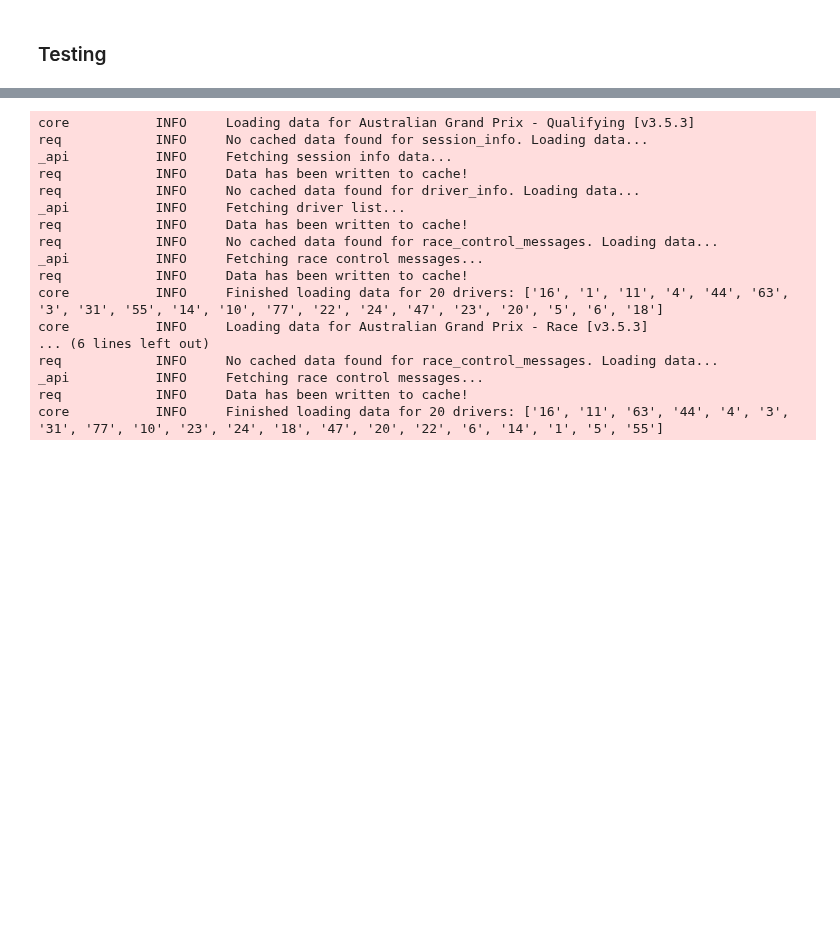
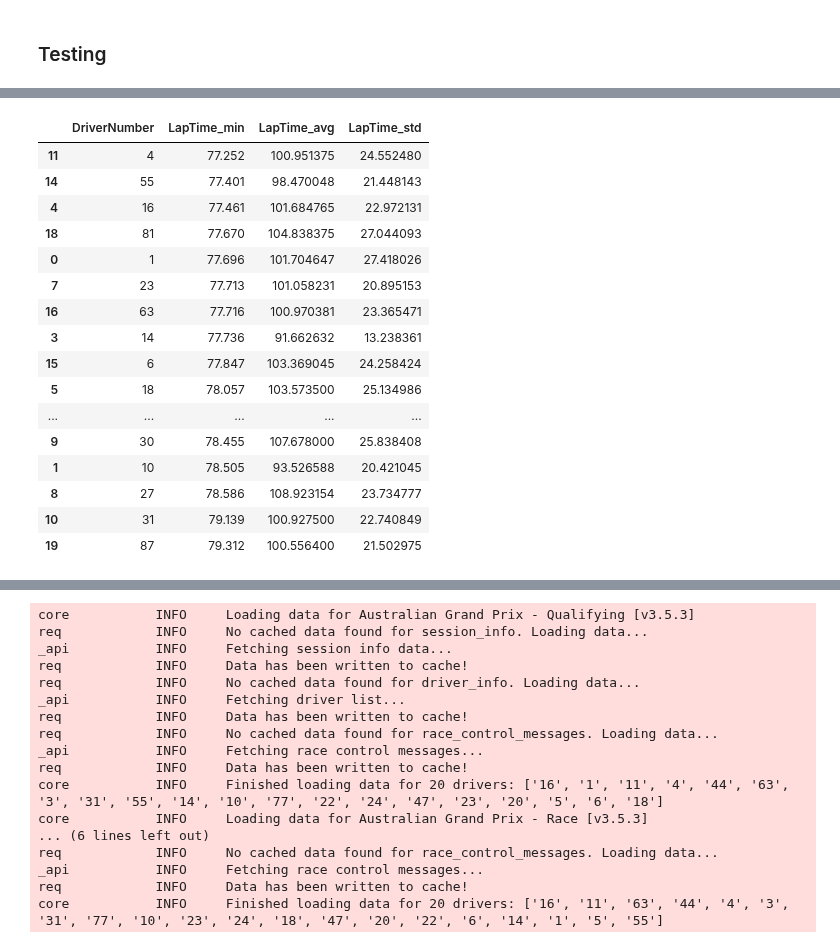
Before and after one commit to rohank36/f1, a Jupyter notebook: data.ipynb, the cells around one changed output, grey strips where cells are left out. Saved outputs shown, nothing was run; the diff lists cells and outputs as text; code cells hidden in the pictures; blank space fills up the shorter version.

```diff
--- a/data.ipynb
+++ b/data.ipynb
@@ -6,7 +6,8 @@ import time
 ### Testing
 # %%
 year = 2025
-round_num = 6
+round_num = 1
+#round_num = 5
 fp = fastf1.get_session(year,round_num,'FP1')
-fp.load(telemetry=False, laps=False, weather=False)
+fp.load(telemetry=False, laps=True, weather=False)
 # %% [output]
@@ -24,0 +36,28 @@ core           INFO     Finished loading data for 20 drivers: ['1', '4', '5', '6
+# %%
+fps = fp.laps
+fps["LapTime"] = fps["LapTime"]/ pd.Timedelta(seconds=1)
+fp1_driver_fastest_times = fps.groupby('DriverNumber').agg(
+    LapTime_min=('LapTime', 'min'),
+    LapTime_avg=('LapTime', 'mean'),
+    LapTime_std=('LapTime', 'std')
+).reset_index()
+
+fp1_driver_fastest_times.sort_values(by="LapTime_min",ascending=True)
+# %% [output]
+|  | DriverNumber | LapTime_min | LapTime_avg | LapTime_std |
+| 11 | 4 | 77.252 | 100.951375 | 24.552480 |
+| 14 | 55 | 77.401 | 98.470048 | 21.448143 |
+| 4 | 16 | 77.461 | 101.684765 | 22.972131 |
+| 18 | 81 | 77.670 | 104.838375 | 27.044093 |
+| 0 | 1 | 77.696 | 101.704647 | 27.418026 |
+| 7 | 23 | 77.713 | 101.058231 | 20.895153 |
+| 16 | 63 | 77.716 | 100.970381 | 23.365471 |
+| 3 | 14 | 77.736 | 91.662632 | 13.238361 |
+| 15 | 6 | 77.847 | 103.369045 | 24.258424 |
+| 5 | 18 | 78.057 | 103.573500 | 25.134986 |
+| ... | ... | ... | ... | ... |
+| 9 | 30 | 78.455 | 107.678000 | 25.838408 |
+| 1 | 10 | 78.505 | 93.526588 | 20.421045 |
+| 8 | 27 | 78.586 | 108.923154 | 23.734777 |
+| 10 | 31 | 79.139 | 100.927500 | 22.740849 |
+| 19 | 87 | 79.312 | 100.556400 | 21.502975 |
```
Also changed, not shown: parts of 11 cells of this notebook, 11 other files.
